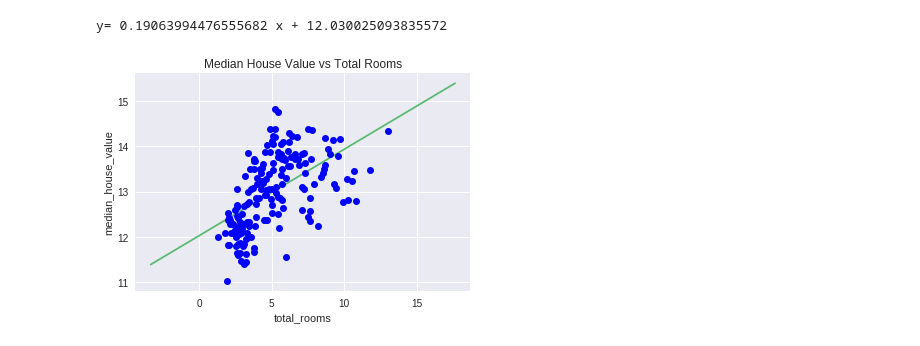
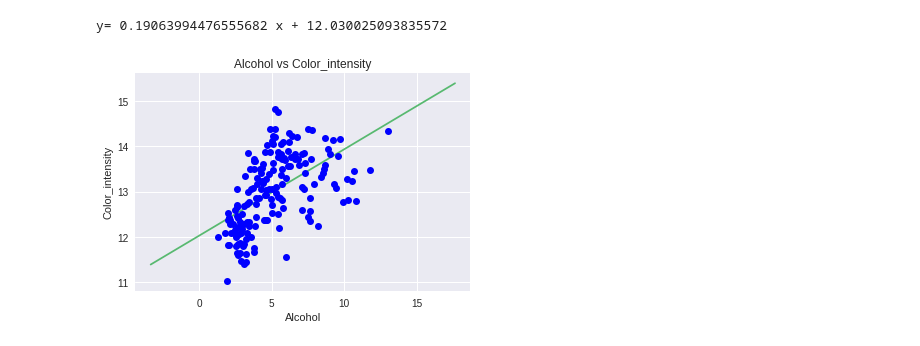
Before and after one commit to MLCCKolkata/Assignment-3, a Jupyter notebook: sayangdiptochakraborty.ipynb, the cells around one changed output. Cells and saved outputs as stored; diff of their text form; code cells hidden in the pictures.

```diff
--- a/sayangdiptochakraborty.ipynb
+++ b/sayangdiptochakraborty.ipynb
@@ -700,21 +702,21 @@ y= 0.19063994476555682 x + 12.030025093835572
 # %%
 #plotting values and the regression line
 max_x=np.max(X)+100
 min_x=np.min(X)-100
 
 #calculating the line values of x and y
 x=np.linspace(min_x,max_x,1000)
 y=m*x+c
 
 #plotting the line
 plt.plot(x[450:550],y[450:550],color='#58b970',label='Regression Line')
 
 #plotting the scatter points
 plt.plot(X,Y,'bo',label='Scatter Plot')
 
-plt.xlabel('total_rooms')
-plt.ylabel('median_house_value')
-plt.title('Median House Value vs Total Rooms')
+plt.xlabel('Alcohol')
+plt.ylabel('Color_intensity')
+plt.title('Alcohol vs Color_intensity')
 plt.show()
 # %% [output]
-[figure, old version]
+[figure, new version]
```
Also changed, not shown: parts of 13 cells of this notebook.
